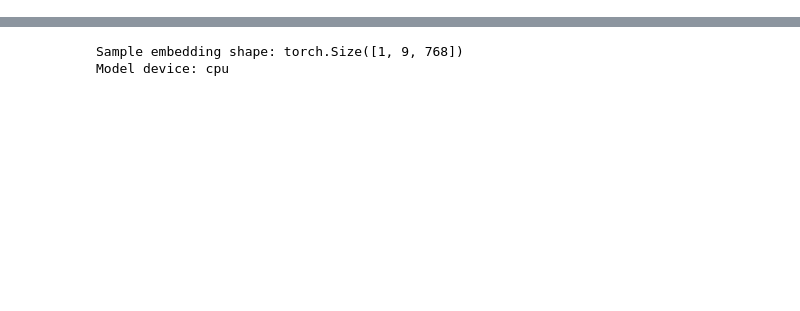
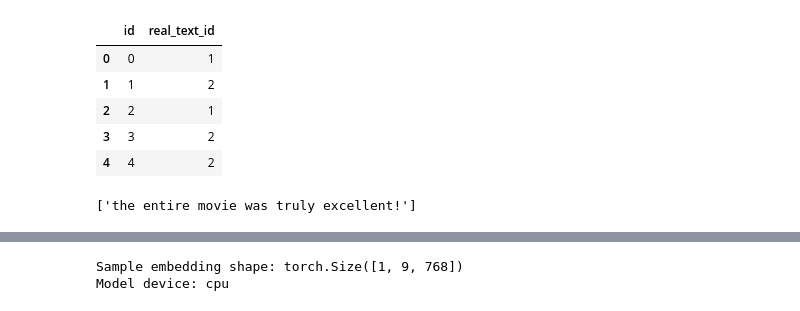
Before and after one commit to kabironline/kaggle-impostor-hunt-texts, a Jupyter notebook: notebook.ipynb, the cells around one changed output, grey strips where cells are left out. Drawn from its saved outputs; the diff is of its cells as text; code cells hidden in the pictures; blank space fills up the shorter version.

```diff
--- a/notebook.ipynb
+++ b/notebook.ipynb
@@ -17,5 +39,20 @@ from tqdm import tqdm
 import torch
 from transformers import BertTokenizer, BertModel
+# %%
+df=pd.read_csv("data/train.csv")
+df.head()
+# %% [output]
+|  | id | real_text_id |
+| 0 | 0 | 1 |
+| 1 | 1 | 2 |
+| 2 | 2 | 1 |
+| 3 | 3 | 2 |
+| 4 | 4 | 2 |
+# %%
+aug=naw.ContextualWordEmbsAug(model_path='bert-base-uncased', action="insert")
+print(aug.augment("The movie was excellent!"))
+# %% [output]
+['the entire movie was truly excellent!']
 # %%
 # Check for GPU availability
 device = torch.device('cuda' if torch.cuda.is_available() else 'cpu')
```
Also changed, not shown: parts of 11 cells of this notebook, 1 other file.
